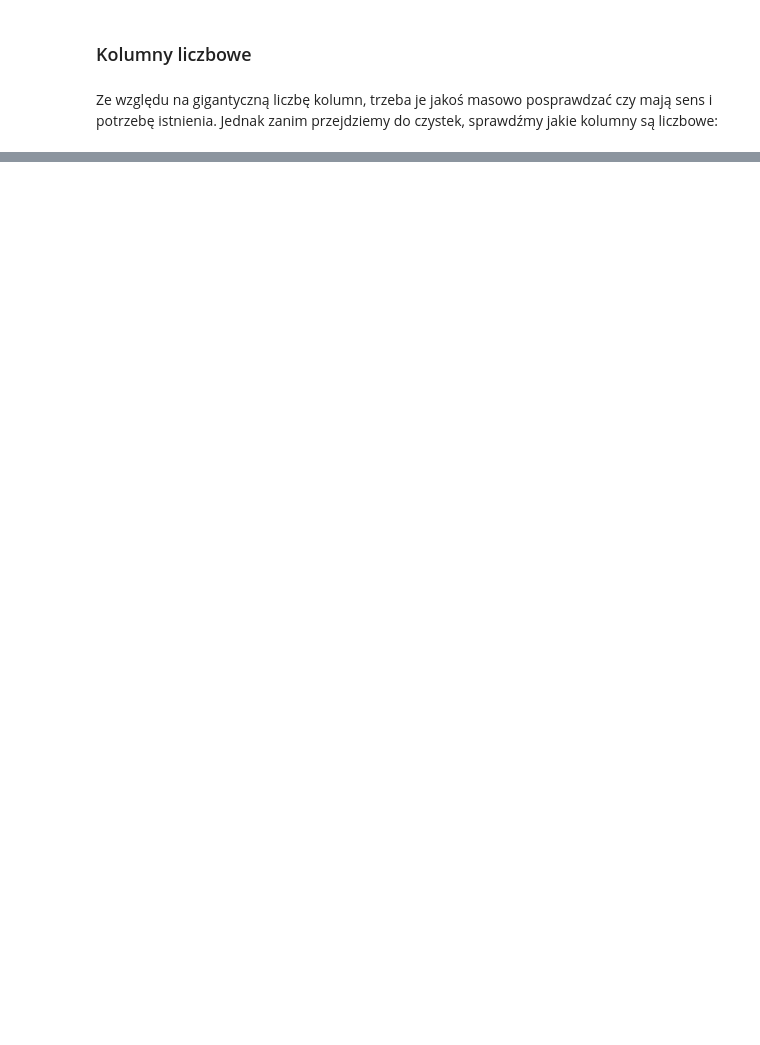
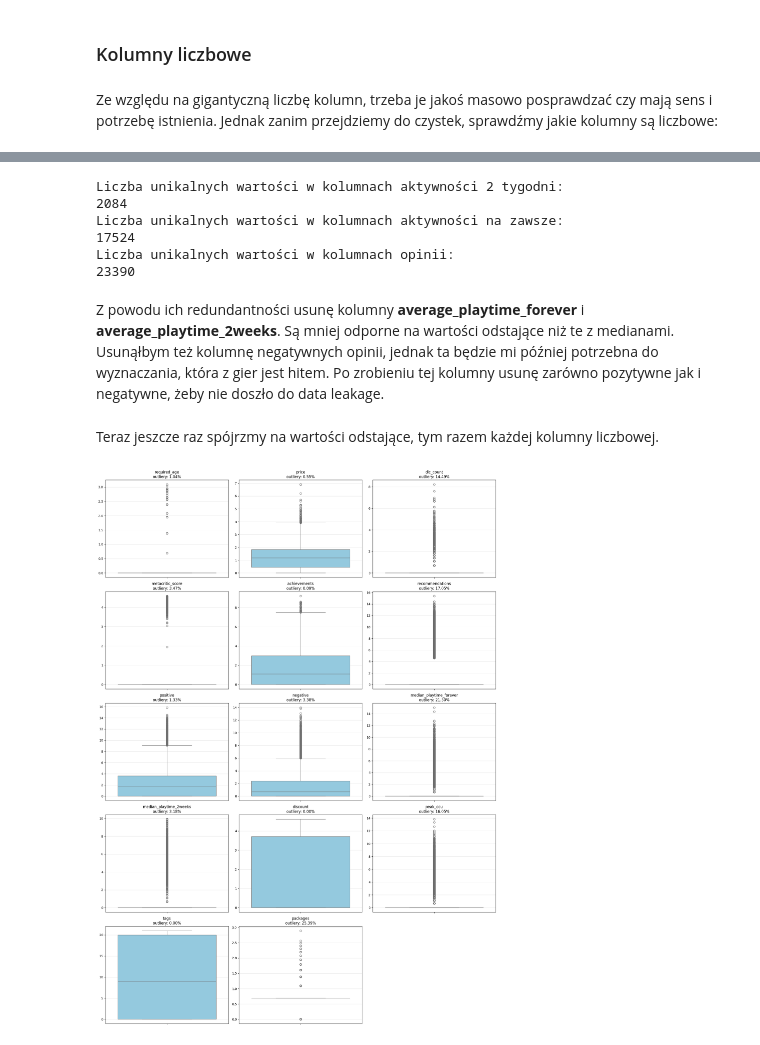
Before and after one commit to RadandMoc/Novomatic, a Jupyter notebook: task.ipynb, the cells around one changed output, grey strips where cells are left out. Drawn from its saved outputs; the diff is of its cells as text; code cells hidden in the pictures; blank space fills up the shorter version.

```diff
--- a/task.ipynb
+++ b/task.ipynb
@@ -306,0 +648,63 @@ Z doświadczenia używam w tym celu korelacji liniowej pearsona lub korelacji ra
+# %%
+print("Liczba unikalnych wartości w kolumnach aktywności 2 tygodni:")
+print(df[['average_playtime_2weeks','median_playtime_2weeks']].n_unique())
+print("Liczba unikalnych wartości w kolumnach aktywności na zawsze:")
+print(df[['average_playtime_forever','median_playtime_forever']].n_unique())
+print("Liczba unikalnych wartości w kolumnach opinii:")
+print(df[['positive','negative']].n_unique())
+# %% [output]
+Liczba unikalnych wartości w kolumnach aktywności 2 tygodni:
+2084
+Liczba unikalnych wartości w kolumnach aktywności na zawsze:
+17524
+Liczba unikalnych wartości w kolumnach opinii:
+23390
+# %% [markdown]
+Z powodu ich redundantności usunę kolumny __average_playtime_forever__ i __average_playtime_2weeks__. Są mniej odporne na wartości odstające niż te z medianami. Usunąłbym też kolumnę negatywnych opinii, jednak ta będzie mi później potrzebna do wyznaczania, która z gier jest hitem. Po zrobieniu tej kolumny usunę zarówno pozytywne jak i negatywne, żeby nie doszło do data leakage.
+# %%
+df = df.drop(["average_playtime_2weeks","average_playtime_forever"])
+# %% [markdown]
+Teraz jeszcze raz spójrzmy na wartości odstające, tym razem każdej kolumny liczbowej.
+# %%
+import math
+
+numeric_cols = [c for c in df.select(cs.numeric()).columns if (c != "__index_level_0__" and c != "packages")]
+numeric_cols += ["packages"]
+
+n_cols = 3
+n_rows = math.ceil(len(numeric_cols) / n_cols)
+
+fig, axes = plt.subplots(n_rows, n_cols, figsize=(18, 5 * n_rows))
+axes = axes.flatten()
+
+for i, col in enumerate(numeric_cols):
+    s = df.get_column(col).drop_nulls()
+    values = s.to_numpy()
+
+    if len(values) == 0:
+        axes[i].set_title(f"{col}\nbrak danych")
+        axes[i].axis("off")
+        continue
+
+    q1 = s.quantile(0.25)
+    q3 = s.quantile(0.75)
+    iqr = q3 - q1
+    lower = q1 - 1.5 * iqr
+    upper = q3 + 1.5 * iqr
+
+    outlier_count = ((s < lower) | (s > upper)).sum()
+    outlier_pct = (outlier_count / len(values)) * 100
+
+    sns.boxplot(y=values, ax=axes[i], color="skyblue", showfliers=True)
+    axes[i].set_title(f"{col}\noutliery: {outlier_pct:.2f}%")
+    axes[i].set_xlabel("")
+    axes[i].set_ylabel("")
+    axes[i].grid(True, axis="y", alpha=0.3)
+
+for j in range(i + 1, len(axes)):
+    axes[j].axis("off")
+
+plt.tight_layout()
+plt.show()
+# %% [output]
+[figure, added]
```
Also changed, not shown: parts of 83 cells of this notebook, 6 other files.
